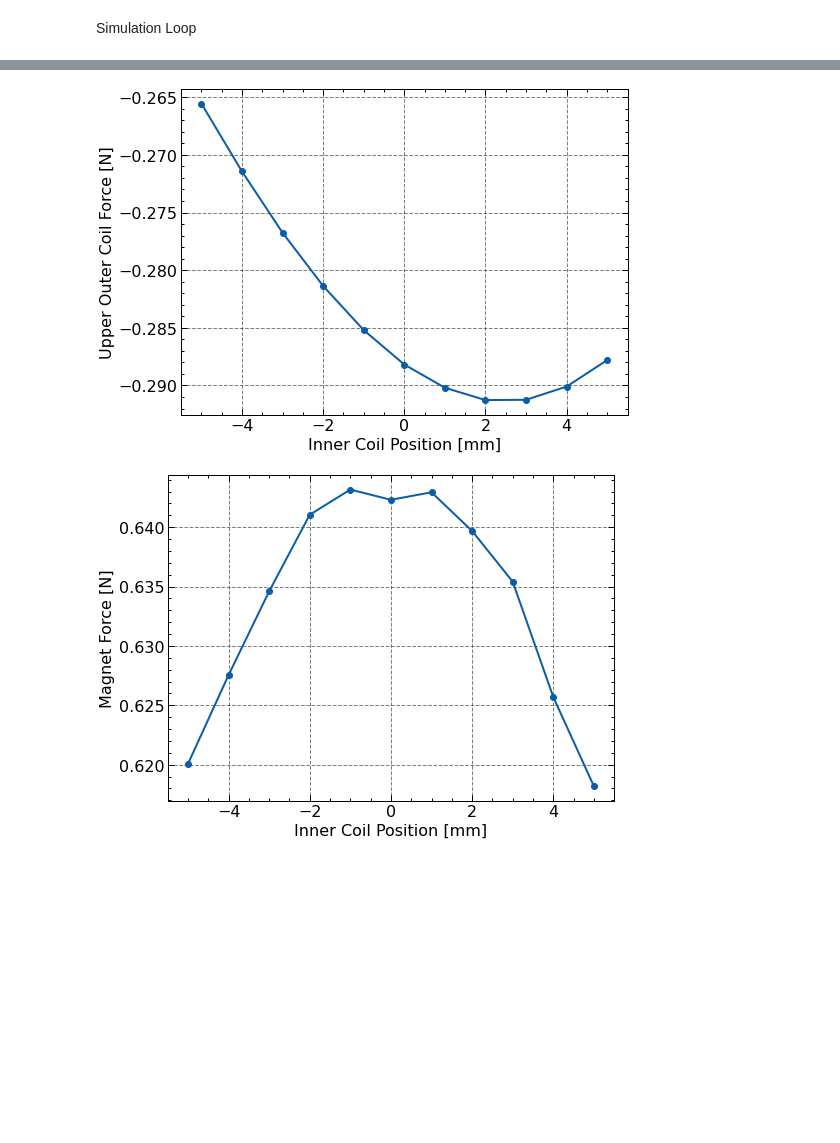
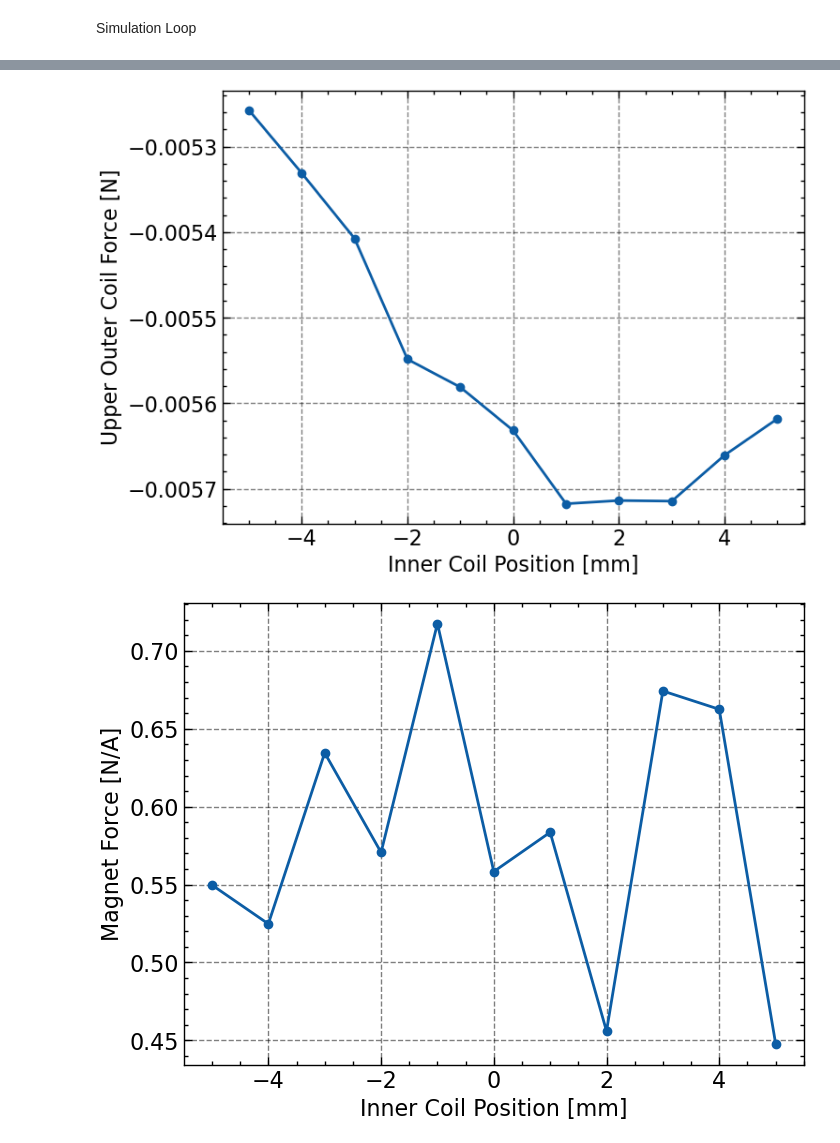
Before and after one commit to beginner117/sim-lvdt, a Jupyter notebook: Pengbo/RevLVDT_VC_ETpf_LIP.ipynb, the cells around one changed output, grey strips where cells are left out. Drawn from its saved outputs; the diff is of its cells as text; code cells hidden in the pictures; blank space fills up the shorter version.

Commit message:
MIR coil calculation

```diff
--- a/Pengbo/RevLVDT_VC_ETpf_LIP.ipynb
+++ b/Pengbo/RevLVDT_VC_ETpf_LIP.ipynb
@@ -32,13 +32,13 @@ femm.mi_probdef( SimulationFreq, 'millimeters', 'axi', 1.0e-10)
 # %% [markdown]
 #### InnerCoil Parameters
 # %%
-# # 32 AWG
-# InnCoil_WireType     = "32 AWG"
-# InnCoil_WireDiam     = 0.2032    # with heavy build, diameter: 0.23876
-# InnCoil_WireInsul    = 0.0178
-# InnCoil_NrWireLayers = 6
-# InnCoil_InRadius     = 11
-# InnCoil_Height       = 24
+# 32 AWG
+InnCoil_WireType     = "32 AWG"
+InnCoil_WireDiam     = 0.2032    # with heavy build, diameter: 0.23876
+InnCoil_WireInsul    = 0.0178
+InnCoil_NrWireLayers = 6
+InnCoil_InRadius     = 11
+InnCoil_Height       = 24
 
 # # 31 AWG
 # InnCoil_WireType      = "31 AWG"
@@ -80,13 +80,13 @@ femm.mi_probdef( SimulationFreq, 'millimeters', 'axi', 1.0e-10)
 # InnCoil_InRadius     = 11
 # InnCoil_Height       = 24
 
-# ND 0250
-InnCoil_WireType      = "ND 0250"
-InnCoil_WireDiam      = 0.2500   # with Grade 2, diameter: 0.2895
-InnCoil_WireInsul     = 0.0198
-InnCoil_NrWireLayers  =6
-InnCoil_InRadius     = 11
-InnCoil_Height       = 24
+# # ND 0250
+# InnCoil_WireType      = "ND 0250"
+# InnCoil_WireDiam      = 0.2500   # with Grade 2, diameter: 0.2895
+# InnCoil_WireInsul     = 0.0198
+# InnCoil_NrWireLayers  =6
+# InnCoil_InRadius     = 11
+# InnCoil_Height       = 24
 # %% [markdown]
 #### OutCoil Parameters
 # %%
@@ -562,18 +562,18 @@ plt.ylabel('Upper Outer Coil Force [N]')
 plt.xlabel('Inner Coil Position [mm]')
 plt.show()
 
-plt.plot(InnCoil_Positions, Magnet_Forces, 'o-')
-plt.ylabel('Magnet Force [N]')
+plt.plot(InnCoil_Positions, Magnet_Forces/0.02, 'o-')
+plt.ylabel('Magnet Force [N/A]')
 plt.xlabel('Inner Coil Position [mm]')
 plt.show()
 
-plt.plot(InnCoil_Positions, LowOutCoil_Forces + UppOutCoil_Forces,'o-')
-plt.ylabel('Sum of Outer Coil Force [N]')
+plt.plot(InnCoil_Positions, (LowOutCoil_Forces + UppOutCoil_Forces)/0.02,'o-')
+plt.ylabel('Sum of Outer Coil Force [N/A]')
 plt.xlabel('Inner Coil Position [mm]')
 plt.show()
 
-plt.plot(InnCoil_Positions, Magnet_Forces - abs(LowOutCoil_Forces + UppOutCoil_Forces),'o-')
-plt.ylabel('Force on Magnet - Force on Outer Coils [N]')
+plt.plot(InnCoil_Positions, (Magnet_Forces - abs(LowOutCoil_Forces + UppOutCoil_Forces))/0.02,'o-')
+plt.ylabel('Force on Magnet - Force on Outer Coils [N/A]')
 plt.xlabel('Inner Coil Position [mm]')
 plt.show()
 
@@ -586,2 +586,2 @@ plt.show()
-[figure, old version]
+[figure, new version]
-[figure, old version]
+[figure, new version]
```
Also changed, not shown: parts of 8 cells of this notebook, 2 other files.
